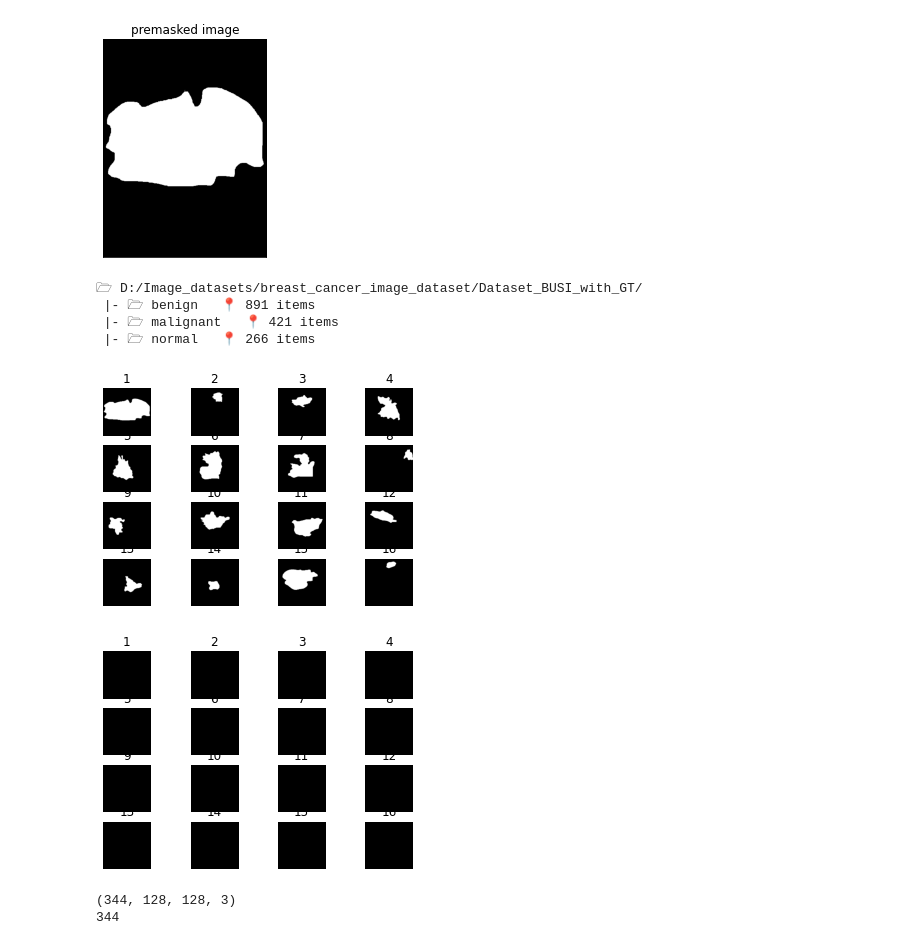
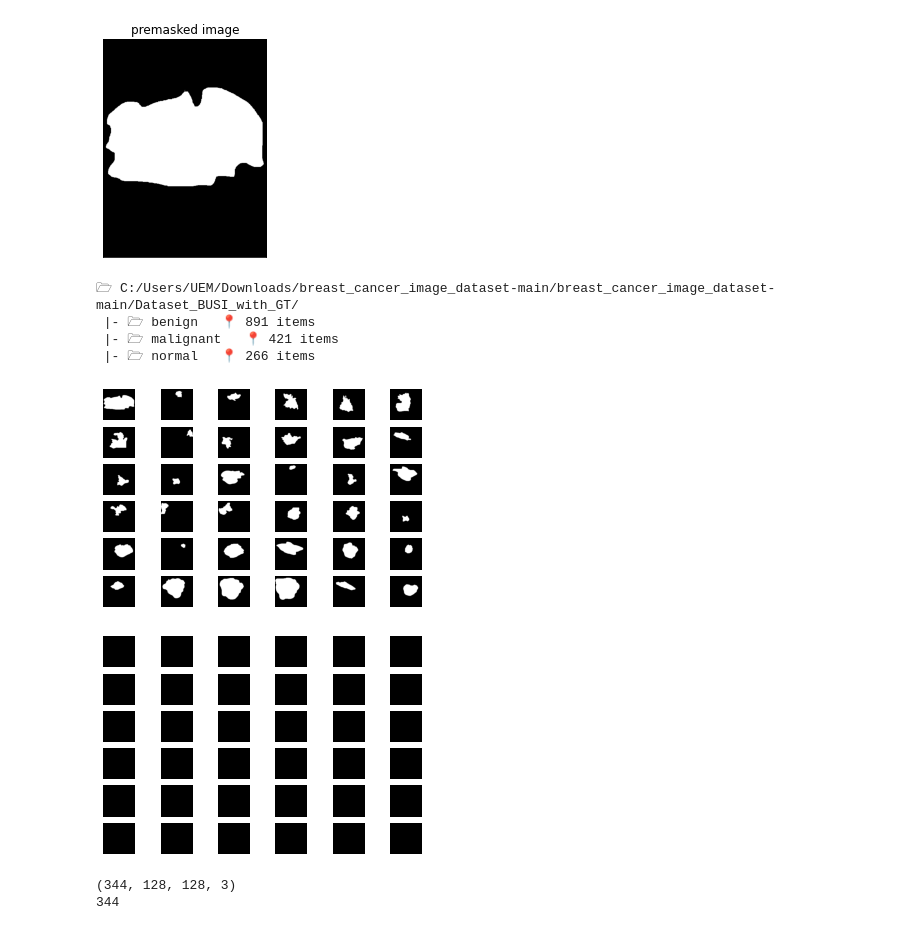
Before and after one commit to tirtharajsinha/Breast_cancer_detection_with_CNN, a Jupyter notebook: sub_code/breast_cancer_detection_with_CNN.ipynb, the cells around one changed output. Saved outputs shown, nothing was run; the diff lists cells and outputs as text; code cells hidden in the pictures.

```diff
--- a/sub_code/breast_cancer_detection_with_CNN.ipynb
+++ b/sub_code/breast_cancer_detection_with_CNN.ipynb
@@ -76,7 +76,7 @@ warnings.filterwarnings("ignore")
 
 
 # dataset path
-path = "D:/Image_datasets/breast_cancer_image_dataset/Dataset_BUSI_with_GT/"
+path = "C:/Users/UEM/Downloads/breast_cancer_image_dataset-main/breast_cancer_image_dataset-main/Dataset_BUSI_with_GT/"
 # make sure in this dir two folder named "yes" and "no" is present.
 # %%
 # GPU Info
@@ -209,7 +209,7 @@ def tree_printer(root):
 
 tree_printer(path)
 # %% [output]
-🗁 D:/Image_datasets/breast_cancer_image_dataset/Dataset_BUSI_with_GT/
+🗁 C:/Users/UEM/Downloads/breast_cancer_image_dataset-main/breast_cancer_image_dataset-main/Dataset_BUSI_with_GT/
  |- 🗁 benign   📍 891 items
  |- 🗁 malignant   📍 421 items
  |- 🗁 normal   📍 266 items
@@ -238,7 +238,7 @@ def show_image(datasets,num=4):
     for i in range(num**2):
         plt.subplot(num, num, i+1)
         plt.imshow(datasets[i])
-        plt.title(i+1)
+
         plt.axis('off')
 
 
@@ -270,19 +270,19 @@ def analysis_nn_pred(pred,org,tags=[1,0]):
 # %%
 # yes
 yes_images,yes_result=load_images(path+"/malignant",target=0,images=[],result=[])
 # print(images.shape)
-show_image(yes_images)
+show_image(yes_images,num=6)
 # print(result)
 # %% [output]
-[figure, old version]
+[figure, new version]
 # %%
 # no
 no_images,no_result=load_images(path+"/normal",target=1,images=[],result=[])
 # print(images.shape)
-show_image(no_images)
+show_image(no_images,num=6)
 # print(result)
 # %% [output]
-[figure, old version]
+[figure, new version]
 # %%
 images=yes_images+no_images
 result=yes_result+no_result
```
Also changed, not shown: parts of 10 cells of this notebook, 2 other files.
